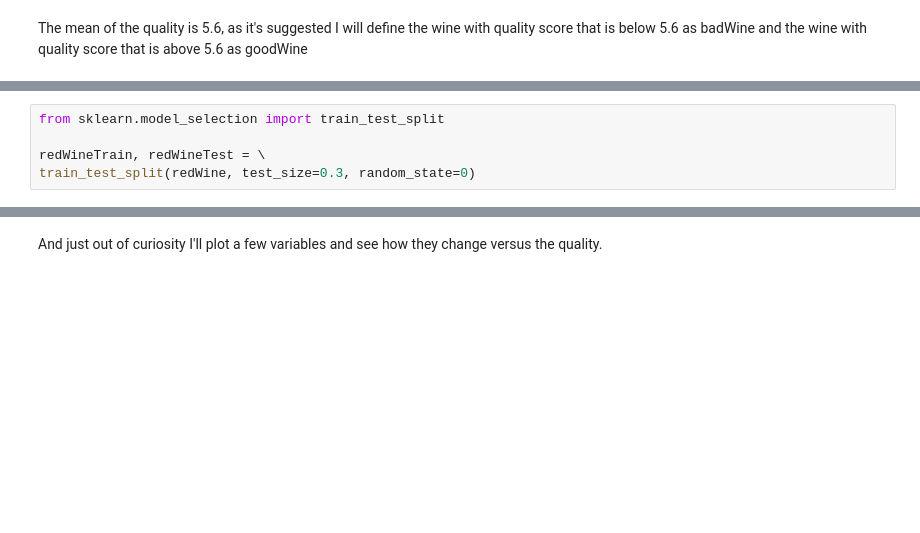
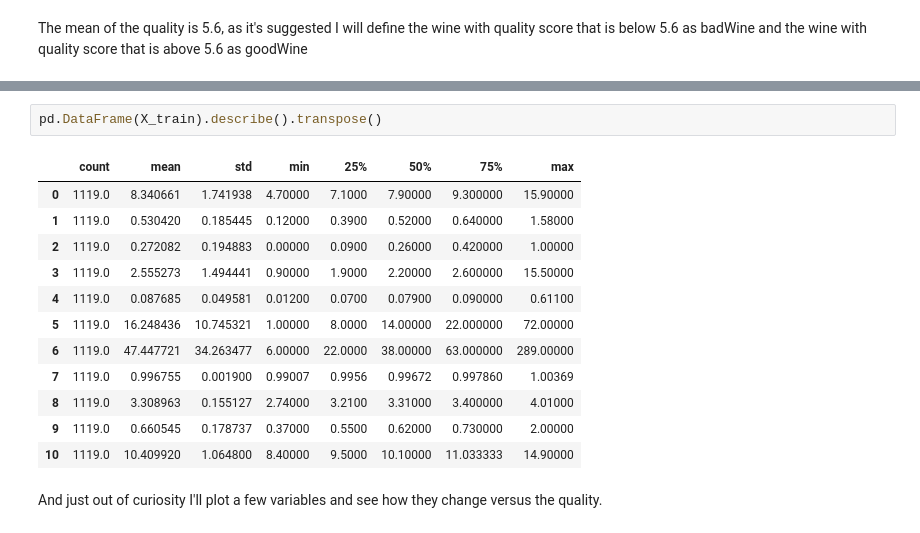
Before and after one commit to JOY199603/2016.M3.TQF-ML, a Jupyter notebook: TestSet1/Erdi Tac - Wine Quality.ipynb, the cells around one changed output, grey strips where cells are left out. Saved outputs shown, nothing was run; the diff lists cells and outputs as text; blank space fills up the shorter version.

```diff
--- a/TestSet1/Erdi Tac - Wine Quality.ipynb
+++ b/TestSet1/Erdi Tac - Wine Quality.ipynb
@@ -89,5 +85,0 @@ First I'll seperate the data into training and test data sets.
-# %%
-from sklearn.model_selection import train_test_split
-
-redWineTrain, redWineTest = \
-train_test_split(redWine, test_size=0.3, random_state=0)
@@ -146,6 +116,21 @@ fixedAcidity = column(redWineVariablesTrain, 0)
 stats.describe(fixedAcidity)
 # %% [output]
 DescribeResult(nobs=1119L, minmax=(4.7000000000000002, 15.9), mean=8.340661304736372, variance=3.0343469683671689, skewness=0.9697935459761903, kurtosis=1.075004834979187)
+# %%
+pd.DataFrame(X_train).describe().transpose()
+# %% [output]
+|  | count | mean | std | min | 25% | 50% | 75% | max |
+| 0 | 1119.0 | 8.340661 | 1.741938 | 4.70000 | 7.1000 | 7.90000 | 9.300000 | 15.90000 |
+| 1 | 1119.0 | 0.530420 | 0.185445 | 0.12000 | 0.3900 | 0.52000 | 0.640000 | 1.58000 |
+| 2 | 1119.0 | 0.272082 | 0.194883 | 0.00000 | 0.0900 | 0.26000 | 0.420000 | 1.00000 |
+| 3 | 1119.0 | 2.555273 | 1.494441 | 0.90000 | 1.9000 | 2.20000 | 2.600000 | 15.50000 |
+| 4 | 1119.0 | 0.087685 | 0.049581 | 0.01200 | 0.0700 | 0.07900 | 0.090000 | 0.61100 |
+| 5 | 1119.0 | 16.248436 | 10.745321 | 1.00000 | 8.0000 | 14.00000 | 22.000000 | 72.00000 |
+| 6 | 1119.0 | 47.447721 | 34.263477 | 6.00000 | 22.0000 | 38.00000 | 63.000000 | 289.00000 |
+| 7 | 1119.0 | 0.996755 | 0.001900 | 0.99007 | 0.9956 | 0.99672 | 0.997860 | 1.00369 |
+| 8 | 1119.0 | 3.308963 | 0.155127 | 2.74000 | 3.2100 | 3.31000 | 3.400000 | 4.01000 |
+| 9 | 1119.0 | 0.660545 | 0.178737 | 0.37000 | 0.5500 | 0.62000 | 0.730000 | 2.00000 |
+| 10 | 1119.0 | 10.409920 | 1.064800 | 8.40000 | 9.5000 | 10.10000 | 11.033333 | 14.90000 |
 # %% [markdown]
 And just out of curiosity I'll plot a few variables and see how they change versus the quality.
 # %%
```
Also changed, not shown: parts of 27 cells of this notebook.
